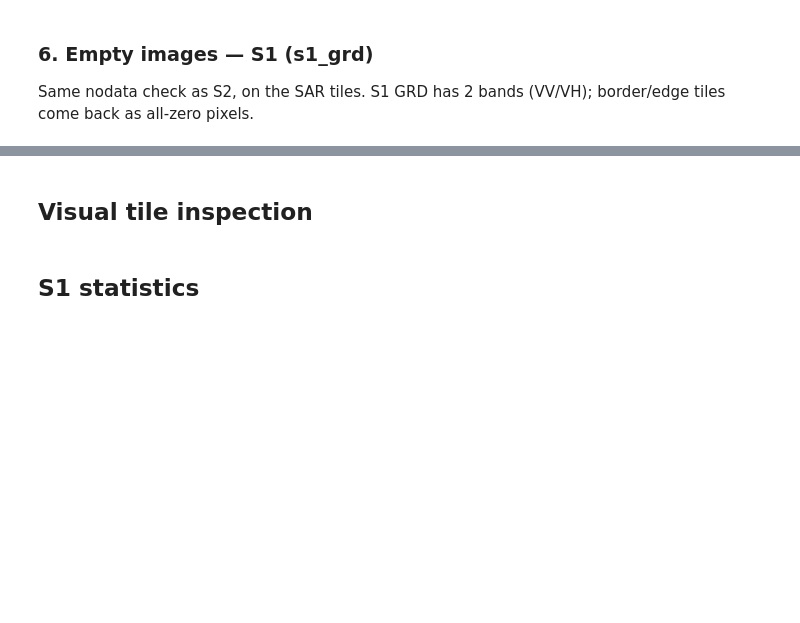
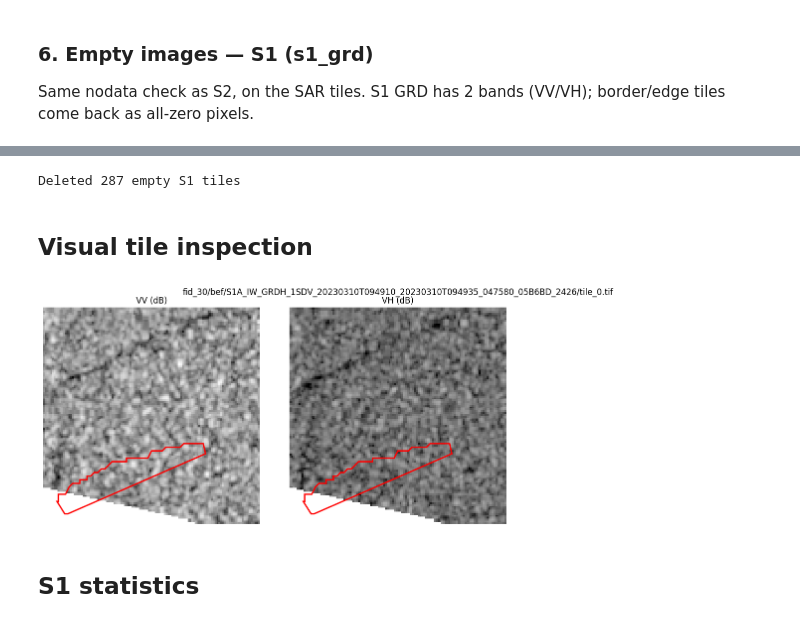
Before and after one commit to Angelicarjs/tropical_forest_disturbance, a Jupyter notebook: verify_tiles.ipynb, the cells around one changed output, grey strips where cells are left out. Saved outputs shown, nothing was run; the diff lists cells and outputs as text; code cells hidden in the pictures; blank space fills up the shorter version.

Commit message:
s1 with empty deleted,longest time series based on embeddings

```diff
--- a/verify_tiles.ipynb
+++ b/verify_tiles.ipynb
@@ -632,0 +816,8 @@ print(sorted(low, key=int))
+# %%
+#delete empty S1 tiles
+if len(empty_tiles) > 0:
+    for tif in empty_tiles:
+        os.remove(tif)
+    print(f"Deleted {len(empty_tiles)} empty S1 tiles")
+# %% [output]
+Deleted 287 empty S1 tiles
@@ -646,9 +848,11 @@ plt.axis("off")
 plt.show()
 # %%
 # S1 GRD preview (VV, VH, false color) with the FID polygon overlaid
-s1 = "/share/home/e2406749/thesis_tiles_120px/s1_grd/fid_12/aft/S1A_IW_GRDH_1SDV_20231024T094919_20231024T094944_050905_0622DD_B043/tile_0.tif"
+s1 = "/share/home/e2406749/thesis_tiles_120px/s1_grd/fid_30/bef/S1A_IW_GRDH_1SDV_20230310T094910_20230310T094935_047580_05B6BD_2426/tile_0.tif"
 
 plot_s1(s1, vmin=-25, vmax=0)
+# %% [output]
+[figure, added]
 # %% [markdown]
 ## S1 statistics
 # %%
```
Also changed, not shown: parts of 20 cells of this notebook.
